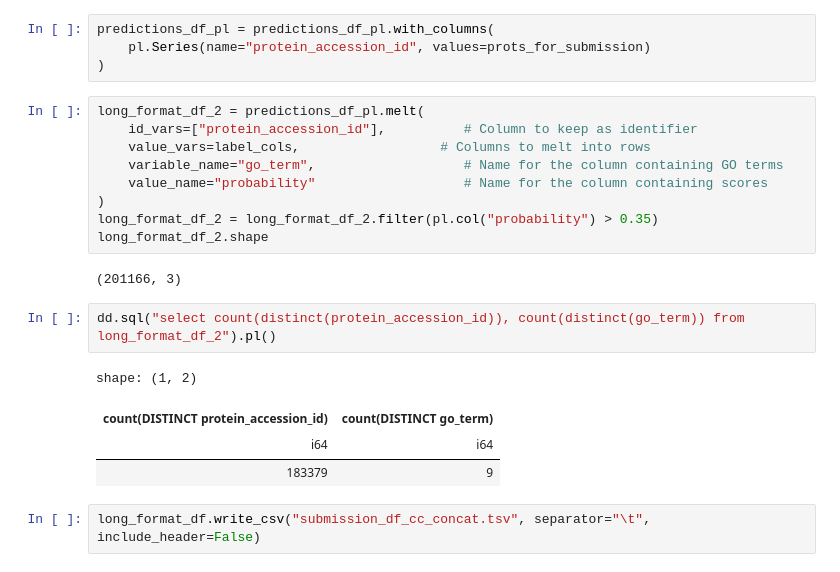
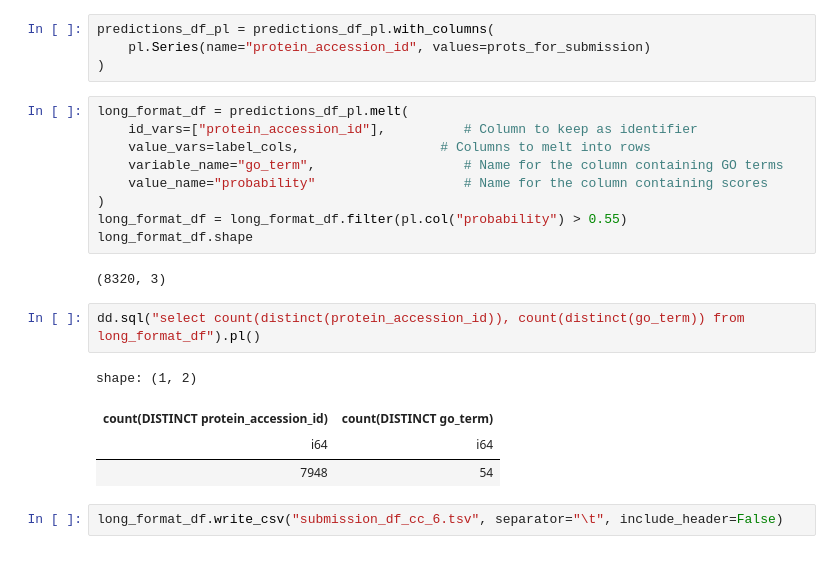
Before and after one commit to sumaniitm/cafa-6-protein-function-prediction-kaggle, a Jupyter notebook: logistic-regression-on-gpus.ipynb, the cells around one changed output. Saved outputs shown, nothing was run; the diff lists cells and outputs as text.

```diff
--- a/logistic-regression-on-gpus.ipynb
+++ b/logistic-regression-on-gpus.ipynb
@@ -234,22 +354,22 @@ predictions_df_pl = predictions_df_pl.with_columns(
     pl.Series(name="protein_accession_id", values=prots_for_submission)
 )
 # %%
-long_format_df_2 = predictions_df_pl.melt(
+long_format_df = predictions_df_pl.melt(
     id_vars=["protein_accession_id"],          # Column to keep as identifier
     value_vars=label_cols,                  # Columns to melt into rows
     variable_name="go_term",                   # Name for the column containing GO terms
     value_name="probability"                   # Name for the column containing scores
 )
-long_format_df_2 = long_format_df_2.filter(pl.col("probability") > 0.35)
-long_format_df_2.shape
+long_format_df = long_format_df.filter(pl.col("probability") > 0.55)
+long_format_df.shape
 # %% [output]
-(201166, 3)
+(8320, 3)
 # %%
-dd.sql("select count(distinct(protein_accession_id)), count(distinct(go_term)) from long_format_df_2").pl()
+dd.sql("select count(distinct(protein_accession_id)), count(distinct(go_term)) from long_format_df").pl()
 # %% [output]
 shape: (1, 2)
 | count(DISTINCT protein_accession_id) | count(DISTINCT go_term) |
 | i64 | i64 |
-| 183379 | 9 |
+| 7948 | 54 |
 # %%
-long_format_df.write_csv("submission_df_cc_concat.tsv", separator="\t", include_header=False)
+long_format_df.write_csv("submission_df_cc_6.tsv", separator="\t", include_header=False)
```
Also changed, not shown: parts of 34 cells of this notebook.
